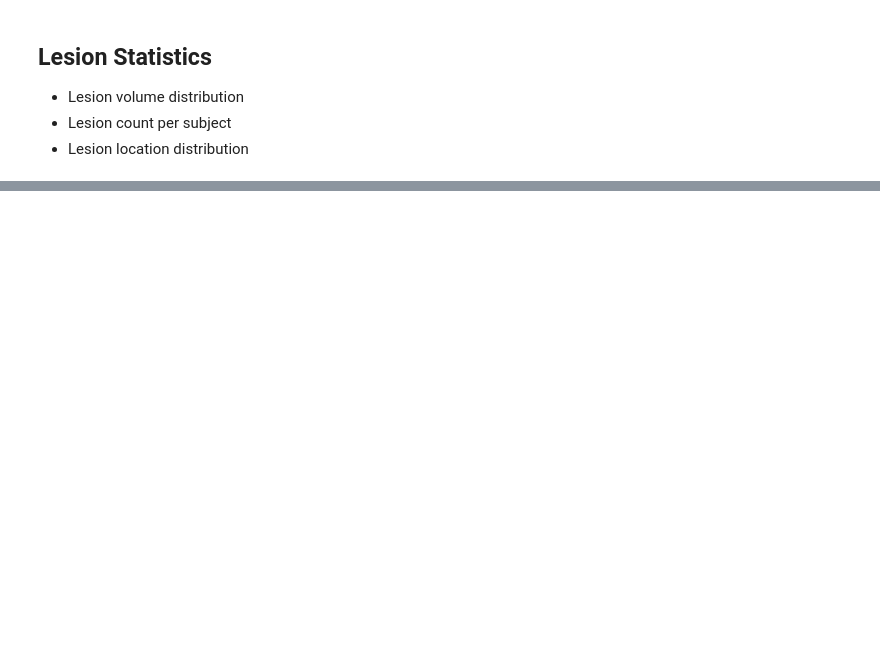
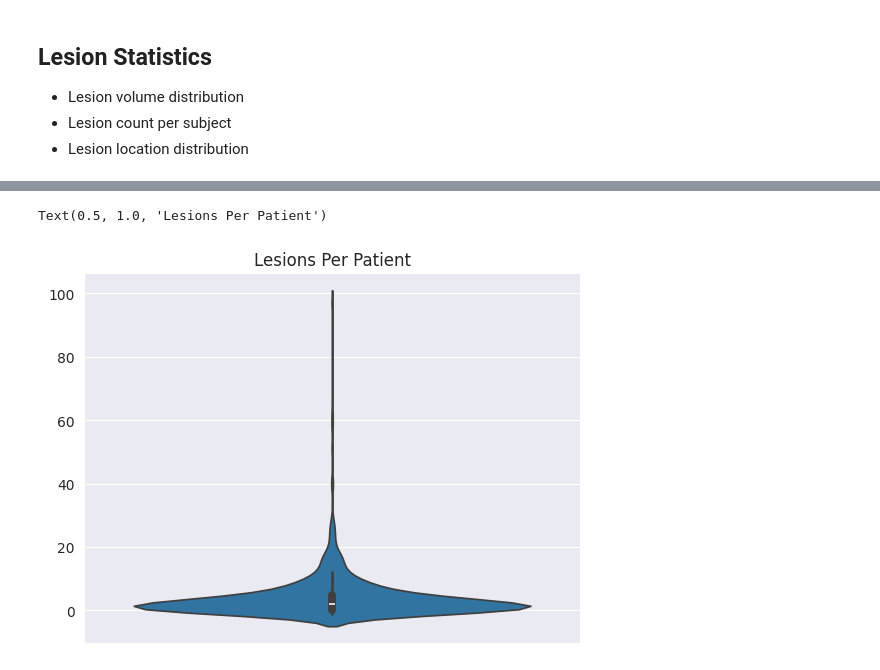
Before and after one commit to angelonazzaro/StrokeFormer, a Jupyter notebook: data_analysis.ipynb, the cells around one changed output, grey strips where cells are left out. Saved outputs shown, nothing was run; the diff lists cells and outputs as text; code cells hidden in the pictures; blank space fills up the shorter version.

```diff
--- a/data_analysis.ipynb
+++ b/data_analysis.ipynb
@@ -89,31 +32,18 @@ plot_violin_lesion_size_distribution(counts_per_size, [size for size in LESION_S
 # %%
-print(f"Total voxels: {lesion_distribution_metadata['tot_voxels']}\n"
-      f"Total lesion voxels: {lesion_distribution_metadata['lesion_voxels']}\n"
-      f"Lesion/Non-Lesion voxel ratio: 1:{lesion_distribution_metadata['tot_voxels'] / lesion_distribution_metadata['lesion_voxels']:.2f}\n\n"
-      f"Total slices: {lesion_distribution_metadata['slices_without_lesions'] + lesion_distribution_metadata['slices_with_lesions']}\n"
-      f"Total slices without lesions: {lesion_distribution_metadata['slices_without_lesions']}\n"
-      f"Total slices with lesions: {lesion_distribution_metadata['slices_with_lesions']}\n"
-      f"Lesion/Non-Lesion slices ratio: 1:{lesion_distribution_metadata['slices_without_lesions'] / lesion_distribution_metadata['slices_with_lesions']:.2f}\n\n"
-      f"Average number of slices with lesions per patient: {lesion_distribution_metadata['slices_with_lesions'] / lesion_distribution_metadata['patients_count']:.2f}\n"
-      f"Average number of lesions per patient: {np.mean(lesion_distribution_metadata['lesions_per_patient']):.2f}")
+from utils import get_lesion_size_distribution_metadata
 
-plot_lesion_size_distribution(counts_across_slices, LESION_SIZES)
+lesion_size_distribution_metadata = get_lesion_size_distribution_metadata(scans_filepaths, masks_filepaths)
+total_voxels = lesion_size_distribution_metadata["sick_voxels"] + lesion_size_distribution_metadata["healthy_voxels"]
+sick_healthy_voxel_ratio = lesion_size_distribution_metadata["healthy_voxels"] / lesion_size_distribution_metadata["sick_voxels"]
+total_slices = lesion_size_distribution_metadata["sick_slices_num"] + lesion_size_distribution_metadata["healthy_slices_num"]
+sick_healthy_slice_ratio = lesion_size_distribution_metadata["healthy_slices_num"] / lesion_size_distribution_metadata["sick_slices_num"]
 
-
-fig, axs = plt.subplots(3, 3, figsize=(12, 12))
-masks_samples = []
-
-for i, size in enumerate(LESION_SIZES[1:]):
-    samples = random.choices(lesion_distribution_metadata[size]["filepaths"], k=3)
-
-    for j, (filepath, slice_idx) in enumerate(samples):
-        plot_mask_slice(filepath, slice_idx, size, ax=axs[i, j])
-
-plt.tight_layout()
-plt.show()
-
-sns.violinplot(lesion_distribution_metadata['lesions_per_patient'])
-plt.title("Lesions Per Patient")
-
-plot_lesion_heatmap(masks)
+print(f"Total voxels: {total_voxels}\n"
+      f"Total sick voxels: {lesion_size_distribution_metadata['sick_voxels']}\n"
+      f"Sick/Healthy voxel ratio: 1:{sick_healthy_voxel_ratio:.2f}\n\n"
+      f"Total slices: {total_slices}\n"
+      f"Total healthy slices: {lesion_size_distribution_metadata['healthy_slices_num']}\n"
+      f"Total sick slices: {lesion_size_distribution_metadata['sick_slices_num']}\n"
+      f"Sick/Healthy slices ratio: 1:{sick_healthy_slice_ratio:.2f}\n\n"
+      f"Average number of lesions per patient: {np.mean(lesion_size_distribution_metadata['num_lesions_per_patient']):.2f}")
 # %% [output]
@@ -134,0 +112,6 @@ Average number of lesions per patient: 5.11
+# %%
+sns.violinplot(lesion_size_distribution_metadata['num_lesions_per_patient'])
+plt.title("Lesions Per Patient")
+# %% [output]
+Text(0.5, 1.0, 'Lesions Per Patient')
+[figure, added]
```
Also changed, not shown: parts of 8 cells of this notebook, 3 other files.
